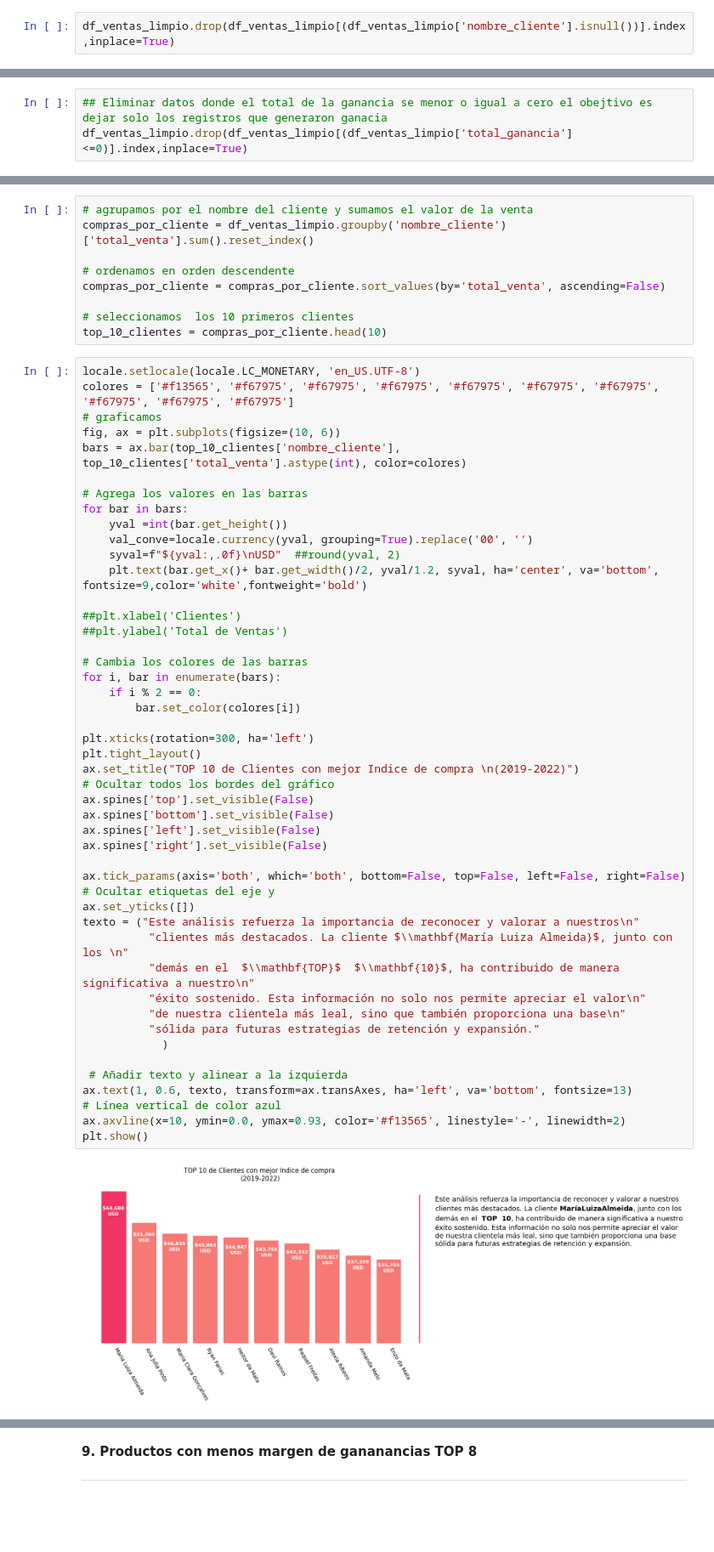
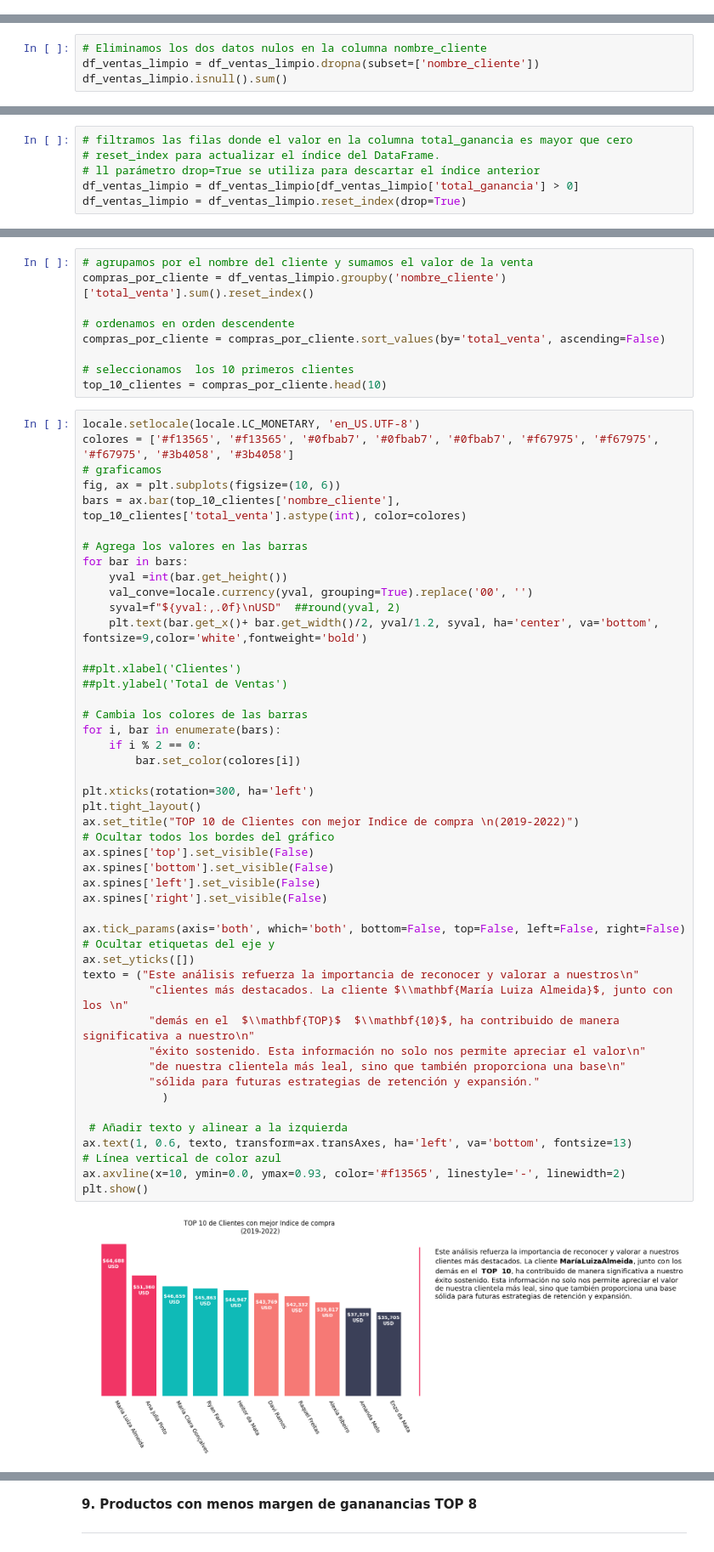
Before and after one commit to RaulCabreraUtria/supermarketanalisis, a Jupyter notebook: SuperMarket.ipynb, the cells around one changed output, grey strips where cells are left out. Shown at 85% size. Saved outputs shown, nothing was run; the diff lists cells and outputs as text; blank space fills up the shorter version.

```diff
--- a/SuperMarket.ipynb
+++ b/SuperMarket.ipynb
@@ -168,2 +160,0 @@ df_ventas_limpio['nombre_cliente'].isnull().sum()
-# %%
-df_ventas_limpio.drop(df_ventas_limpio[(df_ventas_limpio['nombre_cliente'].isnull())].index,inplace=True)
@@ -181,0 +179,4 @@ df_valores_neg=df_ventas_limpio.copy()
+# %%
+# Eliminamos los dos datos nulos en la columna nombre_cliente
+df_ventas_limpio = df_ventas_limpio.dropna(subset=['nombre_cliente'])
+df_ventas_limpio.isnull().sum()
@@ -196,3 +225,0 @@ df_valores_neg['total_ganancia'][(df_valores_neg['total_ganancia']>0)].sum()
-# %%
-## Eliminar datos donde el total de la ganancia se menor o igual a cero el obejtivo es dejar solo los registros que generaron ganacia
-df_ventas_limpio.drop(df_ventas_limpio[(df_ventas_limpio['total_ganancia']<=0)].index,inplace=True)
@@ -284,0 +239,6 @@ Length: 17, dtype: int64
+# %%
+# filtramos las filas donde el valor en la columna total_ganancia es mayor que cero
+# reset_index para actualizar el índice del DataFrame.
+# ll parámetro drop=True se utiliza para descartar el índice anterior
+df_ventas_limpio = df_ventas_limpio[df_ventas_limpio['total_ganancia'] > 0]
+df_ventas_limpio = df_ventas_limpio.reset_index(drop=True)
@@ -1520,7 +1489,7 @@ compras_por_cliente = compras_por_cliente.sort_values(by='total_venta', ascendin
 top_10_clientes = compras_por_cliente.head(10)
 # %%
 locale.setlocale(locale.LC_MONETARY, 'en_US.UTF-8')
-colores = ['#f13565', '#f67975', '#f67975', '#f67975', '#f67975', '#f67975', '#f67975', '#f67975', '#f67975', '#f67975']
+colores = ['#f13565', '#f13565', '#0fbab7', '#0fbab7', '#0fbab7', '#f67975', '#f67975', '#f67975', '#3b4058', '#3b4058']
 # graficamos
 fig, ax = plt.subplots(figsize=(10, 6))
 bars = ax.bar(top_10_clientes['nombre_cliente'], top_10_clientes['total_venta'].astype(int), color=colores)
@@ -1539,34 +1508,34 @@ for bar in bars:
 for i, bar in enumerate(bars):
     if i % 2 == 0:
         bar.set_color(colores[i])
 
 plt.xticks(rotation=300, ha='left')
 plt.tight_layout()
 ax.set_title("TOP 10 de Clientes con mejor Indice de compra \n(2019-2022)")
 # Ocultar todos los bordes del gráfico
 ax.spines['top'].set_visible(False)
 ax.spines['bottom'].set_visible(False)
 ax.spines['left'].set_visible(False)
 ax.spines['right'].set_visible(False)
 
 ax.tick_params(axis='both', which='both', bottom=False, top=False, left=False, right=False)
 # Ocultar etiquetas del eje y
 ax.set_yticks([])
 texto = ("Este análisis refuerza la importancia de reconocer y valorar a nuestros\n"
           "clientes más destacados. La cliente $\\mathbf{María Luiza Almeida}$, junto con los \n"
           "demás en el  $\\mathbf{TOP}$  $\\mathbf{10}$, ha contribuido de manera significativa a nuestro\n"
           "éxito sostenido. Esta información no solo nos permite apreciar el valor\n"
           "de nuestra clientela más leal, sino que también proporciona una base\n"
           "sólida para futuras estrategias de retención y expansión."
             )
 
  # Añadir texto y alinear a la izquierda
 ax.text(1, 0.6, texto, transform=ax.transAxes, ha='left', va='bottom', fontsize=13)
 # Línea vertical de color azul
 ax.axvline(x=10, ymin=0.0, ymax=0.93, color='#f13565', linestyle='-', linewidth=2)
 plt.show()
 # %% [output]
-[figure, old version]
+[figure, new version]
 # %%
 def pregunta_7():
    global df_ventas, df_ventas_limpio
```
Also changed, not shown: parts of 61 cells of this notebook.
